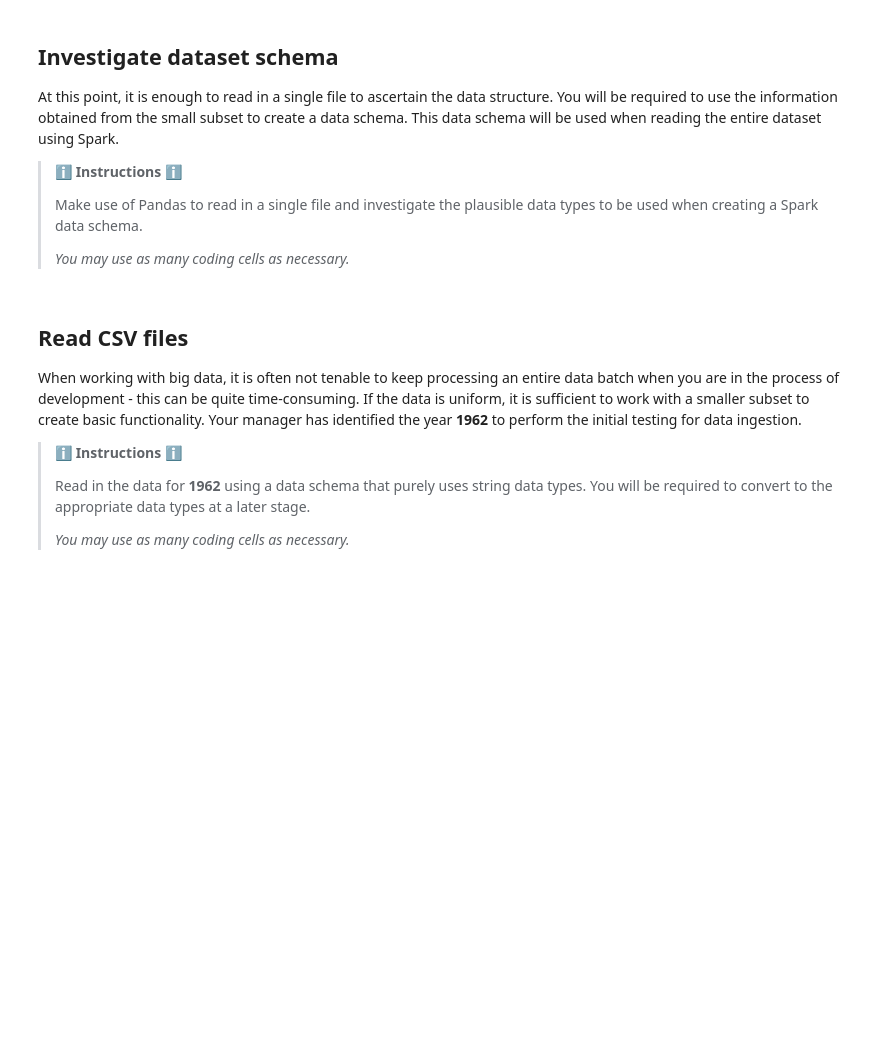
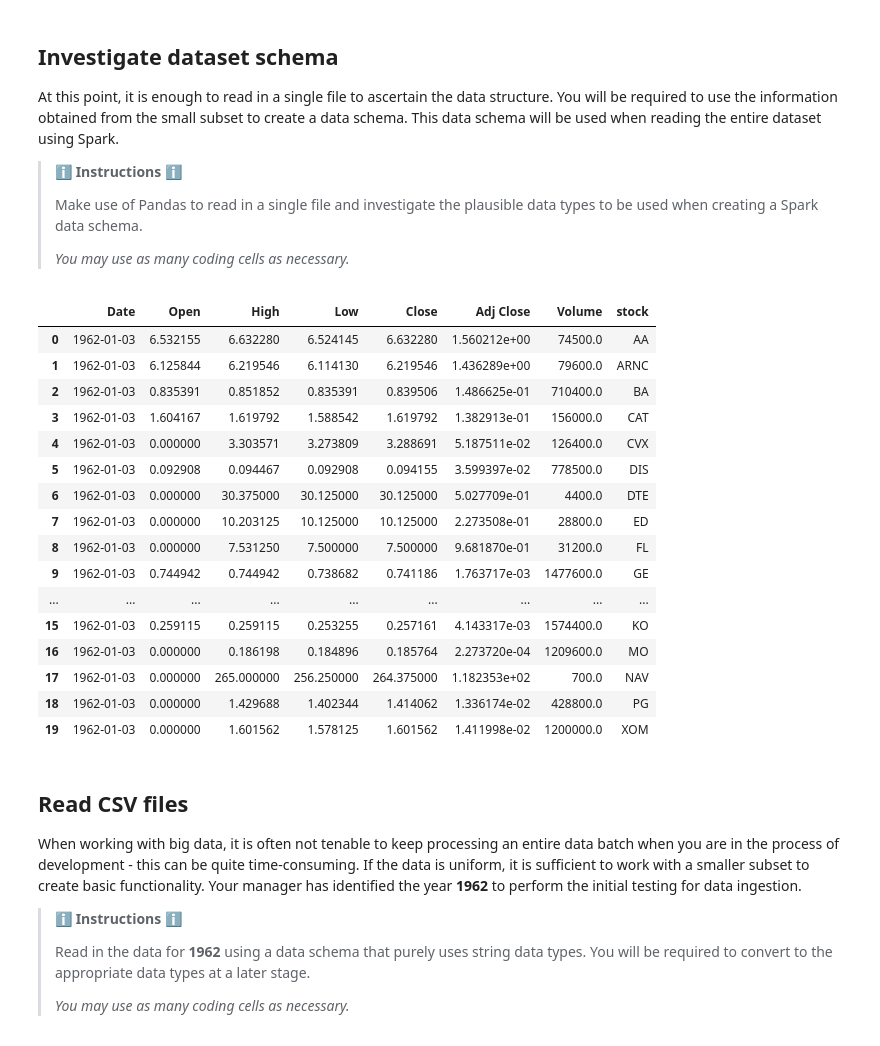
Before and after one commit to praisino/processing-big-data-predict, a Jupyter notebook: Task1_data_ingestion/Data_ingestion_student_version.ipynb, the cells around one changed output. Cells and saved outputs as stored; diff of their text form; code cells hidden in the pictures; blank space fills up the shorter version.

```diff
--- a/Task1_data_ingestion/Data_ingestion_student_version.ipynb
+++ b/Task1_data_ingestion/Data_ingestion_student_version.ipynb
@@ -88,2 +110,22 @@ At this point, it is enough to read in a single file to ascertain the data struc
 # %%
 #TODO: Write your code here
+df = pd.read_csv("../stocks/1962")
+df.head(50)
+# %% [output]
+|  | Date | Open | High | Low | Close | Adj Close | Volume | stock |
+| 0 | 1962-01-03 | 6.532155 | 6.632280 | 6.524145 | 6.632280 | 1.560212e+00 | 74500.0 | AA |
+| 1 | 1962-01-03 | 6.125844 | 6.219546 | 6.114130 | 6.219546 | 1.436289e+00 | 79600.0 | ARNC |
+| 2 | 1962-01-03 | 0.835391 | 0.851852 | 0.835391 | 0.839506 | 1.486625e-01 | 710400.0 | BA |
+| 3 | 1962-01-03 | 1.604167 | 1.619792 | 1.588542 | 1.619792 | 1.382913e-01 | 156000.0 | CAT |
+| 4 | 1962-01-03 | 0.000000 | 3.303571 | 3.273809 | 3.288691 | 5.187511e-02 | 126400.0 | CVX |
+| 5 | 1962-01-03 | 0.092908 | 0.094467 | 0.092908 | 0.094155 | 3.599397e-02 | 778500.0 | DIS |
+| 6 | 1962-01-03 | 0.000000 | 30.375000 | 30.125000 | 30.125000 | 5.027709e-01 | 4400.0 | DTE |
+| 7 | 1962-01-03 | 0.000000 | 10.203125 | 10.125000 | 10.125000 | 2.273508e-01 | 28800.0 | ED |
+| 8 | 1962-01-03 | 0.000000 | 7.531250 | 7.500000 | 7.500000 | 9.681870e-01 | 31200.0 | FL |
+| 9 | 1962-01-03 | 0.744942 | 0.744942 | 0.738682 | 0.741186 | 1.763717e-03 | 1477600.0 | GE |
+| ... | ... | ... | ... | ... | ... | ... | ... | ... |
+| 15 | 1962-01-03 | 0.259115 | 0.259115 | 0.253255 | 0.257161 | 4.143317e-03 | 1574400.0 | KO |
+| 16 | 1962-01-03 | 0.000000 | 0.186198 | 0.184896 | 0.185764 | 2.273720e-04 | 1209600.0 | MO |
+| 17 | 1962-01-03 | 0.000000 | 265.000000 | 256.250000 | 264.375000 | 1.182353e+02 | 700.0 | NAV |
+| 18 | 1962-01-03 | 0.000000 | 1.429688 | 1.402344 | 1.414062 | 1.336174e-02 | 428800.0 | PG |
+| 19 | 1962-01-03 | 0.000000 | 1.601562 | 1.578125 | 1.601562 | 1.411998e-02 | 1200000.0 | XOM |
```
Also changed, not shown: parts of 17 cells of this notebook, 2 other files.
